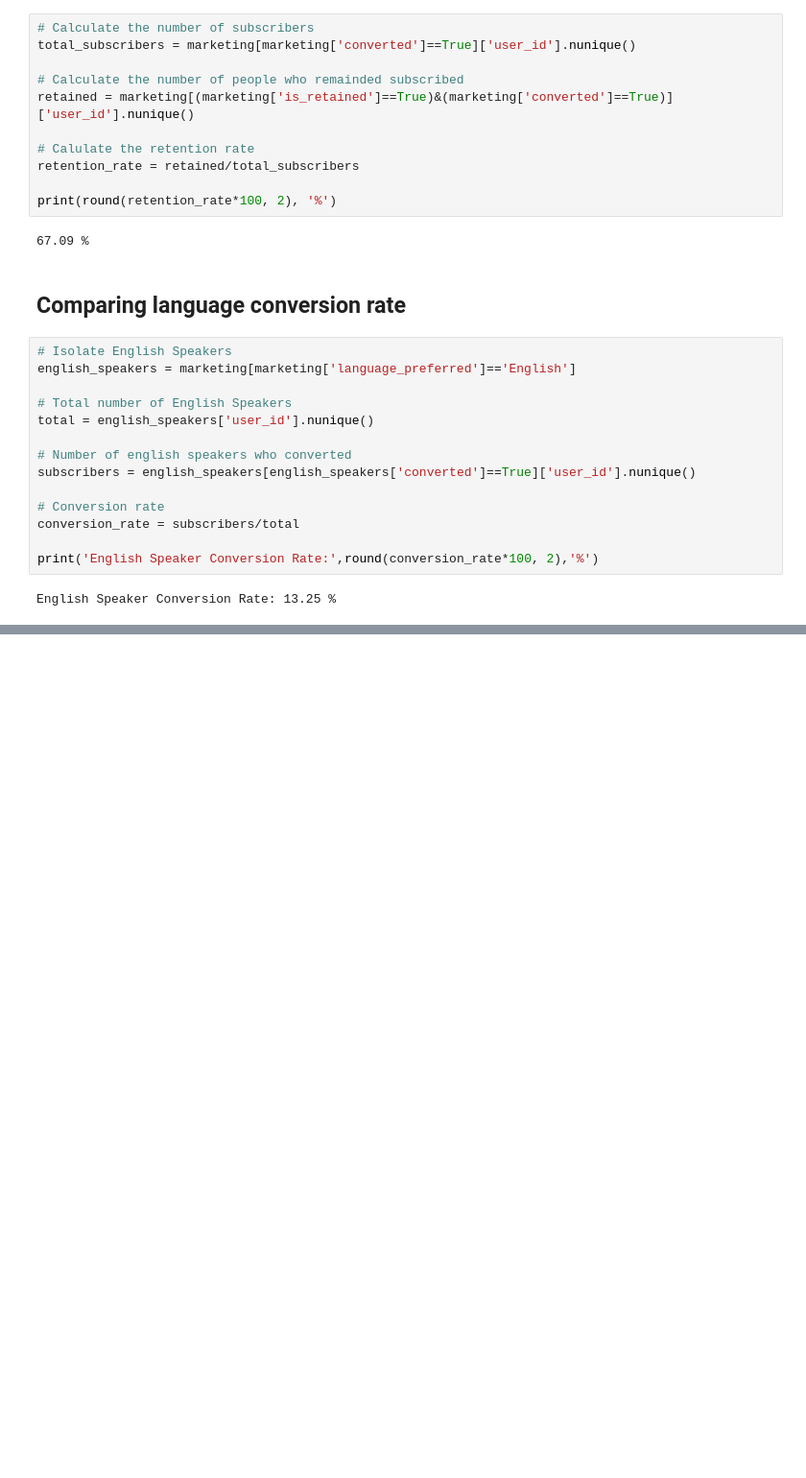
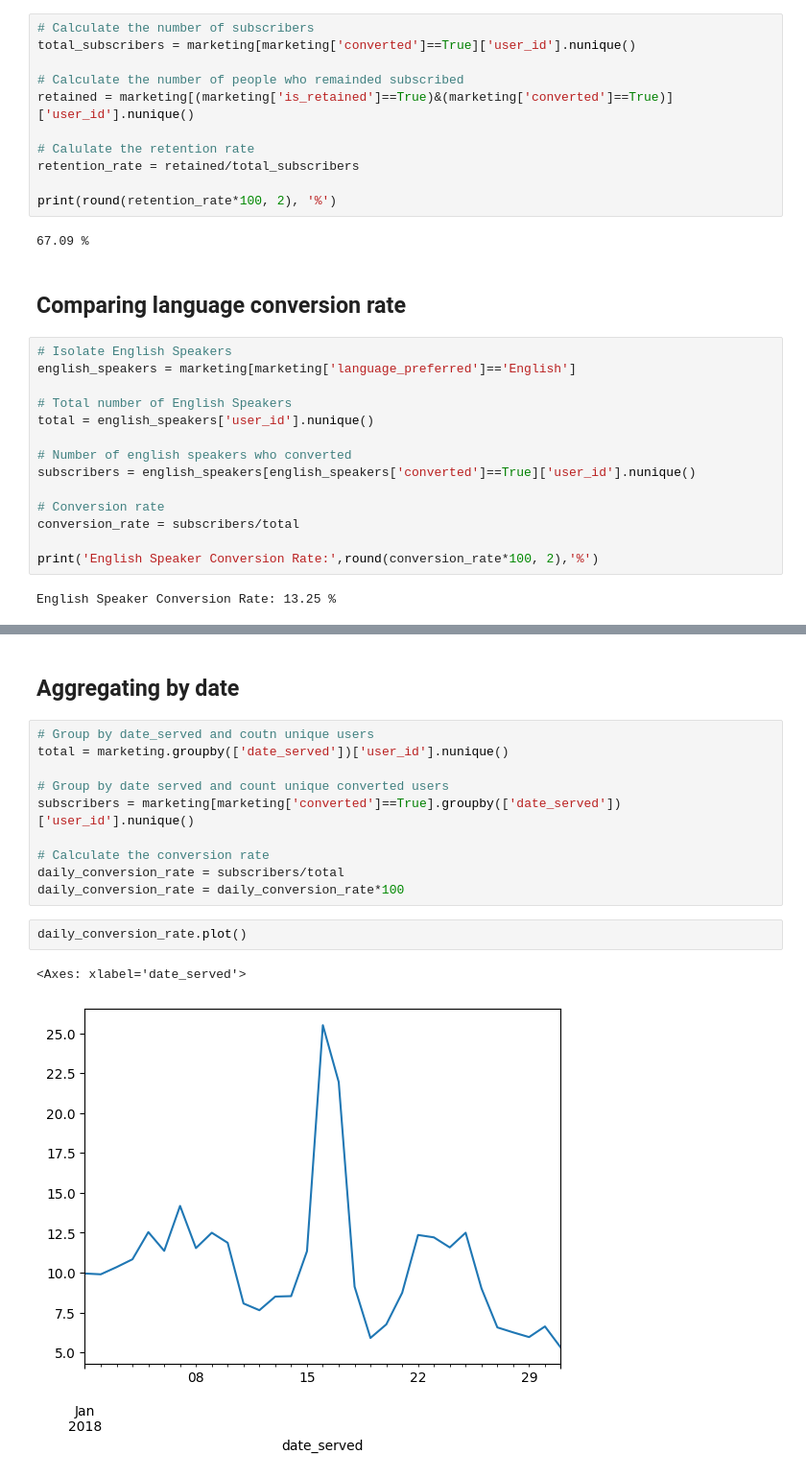
Before and after one commit to shannontorcato/analyzing-marketing-campaign, a Jupyter notebook: main.ipynb, the cells around one changed output, grey strips where cells are left out. Shown at 96% size. Saved outputs shown, nothing was run; the diff lists cells and outputs as text; blank space fills up the shorter version.

Commit message:
added language converion rate and aggregate data

```diff
--- a/main.ipynb
+++ b/main.ipynb
@@ -171,0 +189,17 @@ English Speaker Conversion Rate: 13.25 %
+# %% [markdown]
+## Aggregating by date
+# %%
+# Group by date_served and coutn unique users
+total = marketing.groupby(['date_served'])['user_id'].nunique()
+
+# Group by date served and count unique converted users
+subscribers = marketing[marketing['converted']==True].groupby(['date_served'])['user_id'].nunique()
+
+# Calculate the conversion rate
+daily_conversion_rate = subscribers/total
+daily_conversion_rate = daily_conversion_rate*100
+# %%
+daily_conversion_rate.plot()
+# %% [output]
+<Axes: xlabel='date_served'>
+[figure, added]
```
Also changed, not shown: parts of 1 cell of this notebook.
